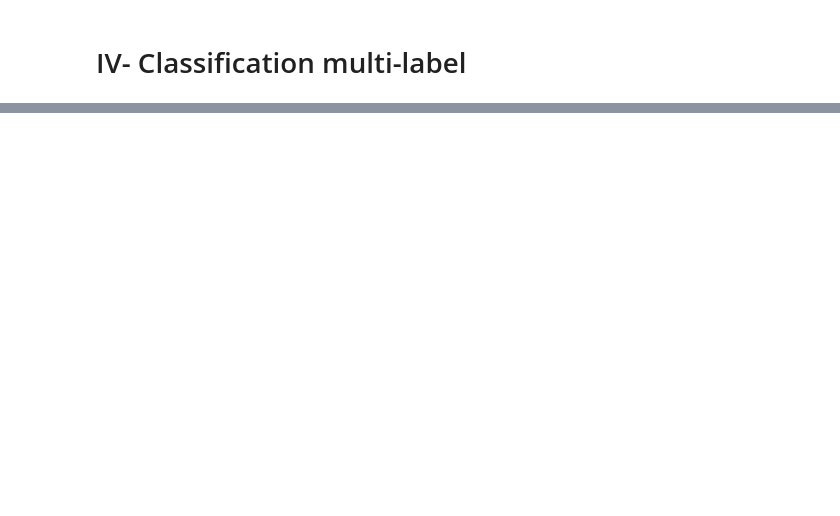
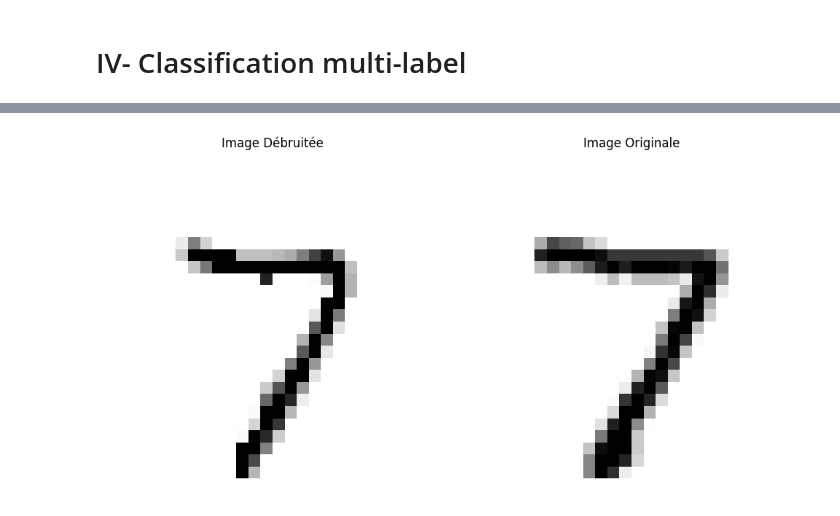
Before and after one commit to BreizhHardware/cours-ISEN-MD, a Jupyter notebook: ISEN/IA/CIPA4/TP/TP2/tp2_IA.ipynb, the cells around one changed output, grey strips where cells are left out. Saved outputs shown, nothing was run; the diff lists cells and outputs as text; code cells hidden in the pictures; blank space fills up the shorter version.

```diff
--- a/ISEN/IA/CIPA4/TP/TP2/tp2_IA.ipynb
+++ b/ISEN/IA/CIPA4/TP/TP2/tp2_IA.ipynb
@@ -1334,0 +1440,15 @@ X_test_noisy = X_test.values + noise_test  # Utiliser .values pour obtenir numpy
+# %%
+import numpy as np
+import matplotlib.pyplot as plt
+import matplotlib as mpl
+
+print("=== Ajout de bruit aux images d'apprentissage ===\n")
+
+# a. Créer un vecteur de bruit
+noise_train = np.random.randint(0, 100, (len(X_train), 784))
+
+# b. Ajouter ce bruit avec une simple addition à la base d'apprentissage
+print(f"\n Addition du bruit à la base d'apprentissage...")
+
+# Effectuer l'addition
+X_train_noisy = X_train.values + noise_train  # Utiliser .values pour obtenir numpy array
@@ -1334,0 +1525,66 @@ X_test_noisy = X_test.values + noise_test  # Utiliser .values pour obtenir numpy
+# %%
+from sklearn.neighbors import KNeighborsClassifier
+
+print("=== Apprentissage et débruitage avec KNeighborsClassifier ===\n")
+
+# a. Créer un objet de la classe KNeighborsClassifier (utiliser les paramètres par défaut)
+knn_denoiser = KNeighborsClassifier()
+print(f"- Nombre de voisins (n_neighbors): {knn_denoiser.n_neighbors}")
+
+# Appliquer la méthode fit avec les images d'apprentissage bruitées et leurs versions non-bruitées
+print(f"\nEntraînement du débruiteur sur les données bruitées...")
+print(f"- Données d'entraînement bruitées: {X_train_noisy.shape}")
+print(f"- Labels (images originales): {y_train_noisy.shape}")
+
+knn_denoiser.fit(X_train_noisy, y_train_noisy)
+print("Entraînement terminé avec succès")
+
+# b. Prédire la classe (sous forme de vecteurs) de la première instance de la base de test.
+print("\nPrédiction de la première instance de test bruitée...")
+
+# Extraire la première instance de la base de test bruitée
+instance_test_bruit = X_test_noisy[0:1] # Garder la forme 2D
+print(f"- Forme de l'instance test bruitée: {instance_test_bruit.shape}")
+
+# Effectuer la prédiction (débruitage)
+image_debruitee_vector = knn_denoiser.predict(instance_test_bruit)
+print(f"- Forme du vecteur d'image débruitée: {image_debruitee_vector.shape}")
+print(f"- Type du vecteur: {type(image_debruitee_vector)}")
+
+# i. Afficher les valeurs du vecteur
+print(f"\ni. Valeurs du vecteur d'image débruitée (premiers 20): {image_debruitee_vector[0, :20]}")
+print(f"   Valeurs du vecteur d'image débruitée (derniers 20): {image_debruitee_vector[0, -20:]}")
+
+
+# ii. Afficher ce vecteur sous-forme d'image
+print("\nii. Affichage de l'image débruitée et de l'image originale...")
+
+# Redimensionner le vecteur prédit en image 28x28
+image_debruitee_2d = image_debruitee_vector.reshape(28, 28)
+print(f"- Forme de l'image débruitée 2D: {image_debruitee_2d.shape}")
+
+# Obtenir l'image originale correspondante pour comparaison
+image_originale_test_2d = y_test_noisy[0].reshape(28, 28)
+print(f"- Forme de l'image originale 2D: {image_originale_test_2d.shape}")
+
+
+# Afficher les images
+plt.figure(figsize=(10, 5))
+
+plt.subplot(1, 2, 1)
+plt.imshow(image_debruitee_2d, cmap=mpl.cm.binary)
+plt.title("Image Débruitée")
+plt.axis("off")
+
+plt.subplot(1, 2, 2)
+plt.imshow(image_originale_test_2d, cmap=mpl.cm.binary)
+plt.title("Image Originale")
+plt.axis("off")
+
+plt.tight_layout()
+plt.show()
+
+print("\n=== Conclusion ===")
+print("L'image bruitée de la base de test a été traitée par le débruiteur K-NN.")
+print("La version prédite (débruitée) est affichée à gauche et l'image originale à droite.")
+# %% [output]
@@ -1334,0 +1611 @@ X_test_noisy = X_test.values + noise_test  # Utiliser .values pour obtenir numpy
+[figure, added]
```
Also changed, not shown: parts of 24 cells of this notebook, 2 other files.
